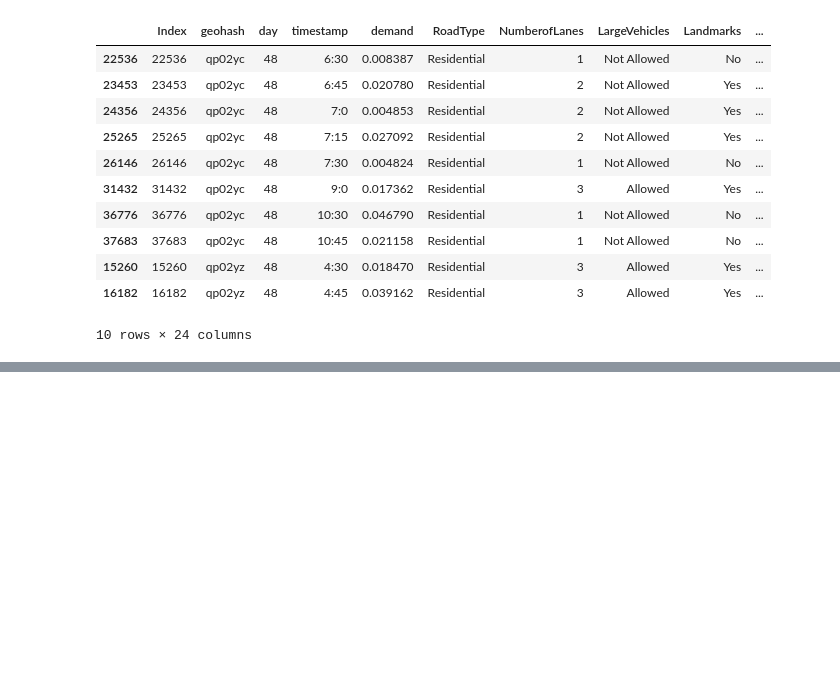
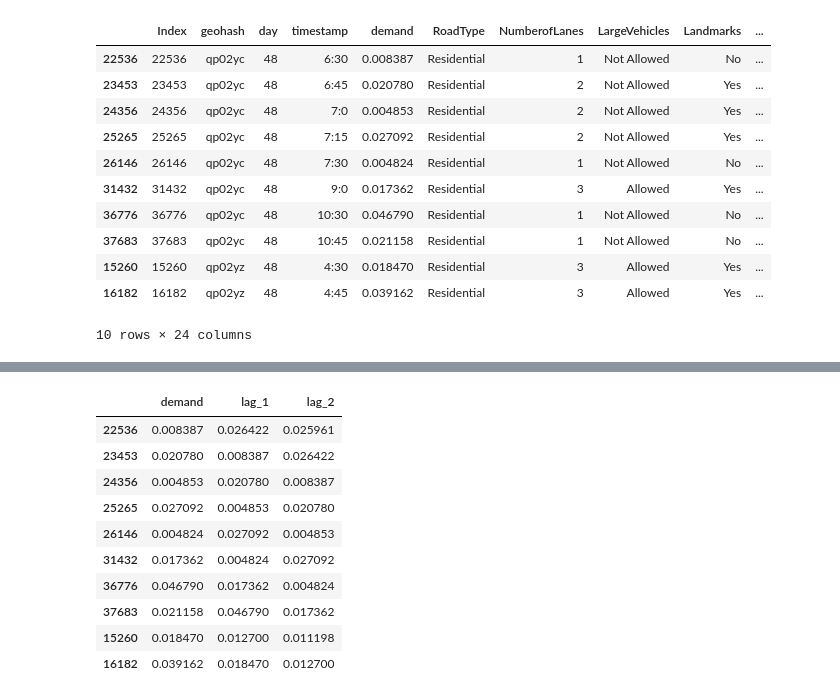
Before and after one commit to praneel1/gridlock, a Jupyter notebook: flipgrid.ipynb, the cells around one changed output, grey strips where cells are left out. Cells and saved outputs as stored; diff of their text form; code cells hidden in the pictures; blank space fills up the shorter version.

```diff
--- a/flipgrid.ipynb
+++ b/flipgrid.ipynb
@@ -406,3 +432,17 @@ submission.to_csv(
     "submission.csv",
     index=False
 )
+# %%
+df.head(10)[['demand', 'lag_1', 'lag_2']]
+# %% [output]
+|  | demand | lag_1 | lag_2 |
+| 22536 | 0.008387 | 0.026422 | 0.025961 |
+| 23453 | 0.020780 | 0.008387 | 0.026422 |
+| 24356 | 0.004853 | 0.020780 | 0.008387 |
+| 25265 | 0.027092 | 0.004853 | 0.020780 |
+| 26146 | 0.004824 | 0.027092 | 0.004853 |
+| 31432 | 0.017362 | 0.004824 | 0.027092 |
+| 36776 | 0.046790 | 0.017362 | 0.004824 |
+| 37683 | 0.021158 | 0.046790 | 0.017362 |
+| 15260 | 0.018470 | 0.012700 | 0.011198 |
+| 16182 | 0.039162 | 0.018470 | 0.012700 |
```
Also changed, not shown: parts of 17 cells of this notebook.
